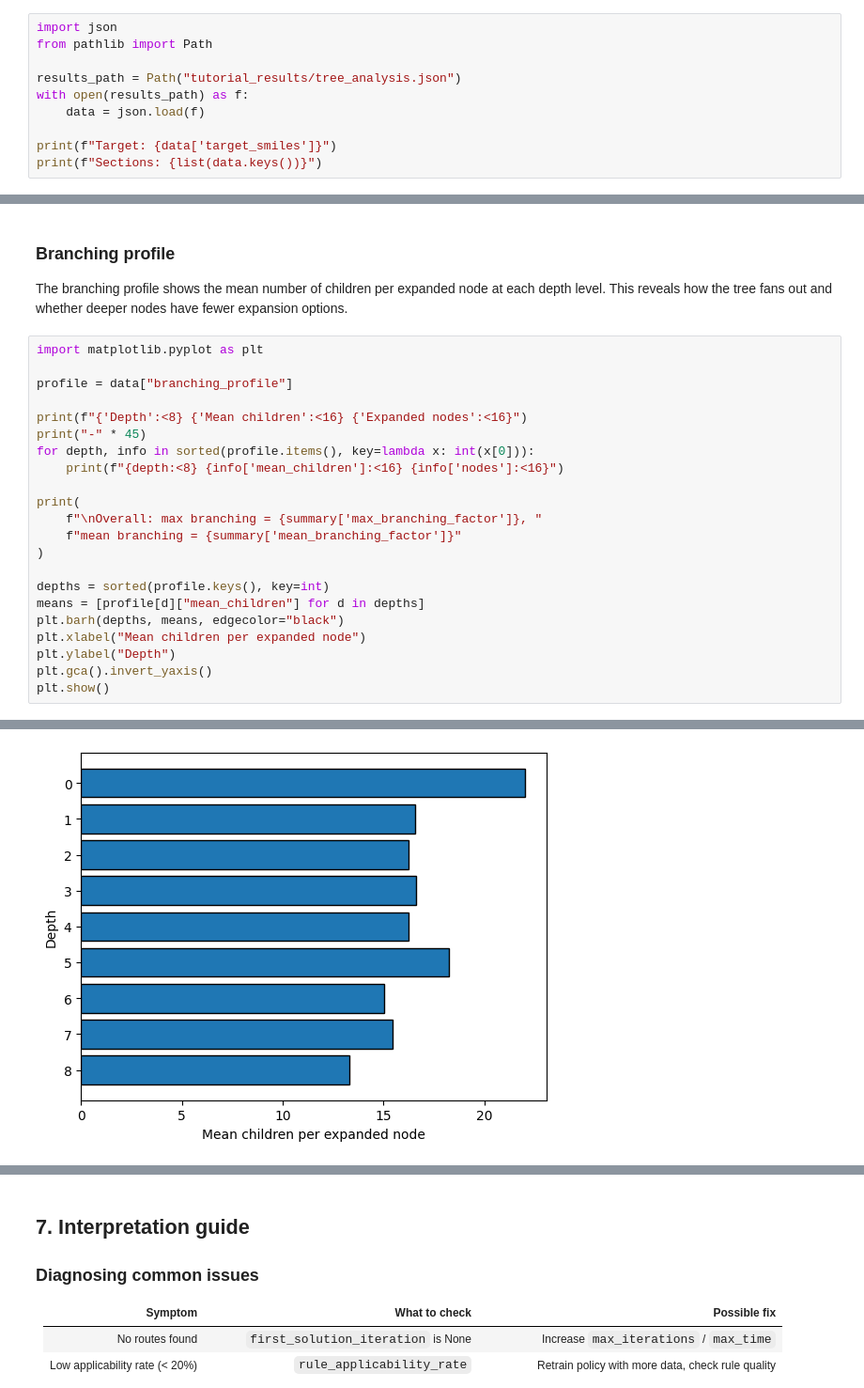
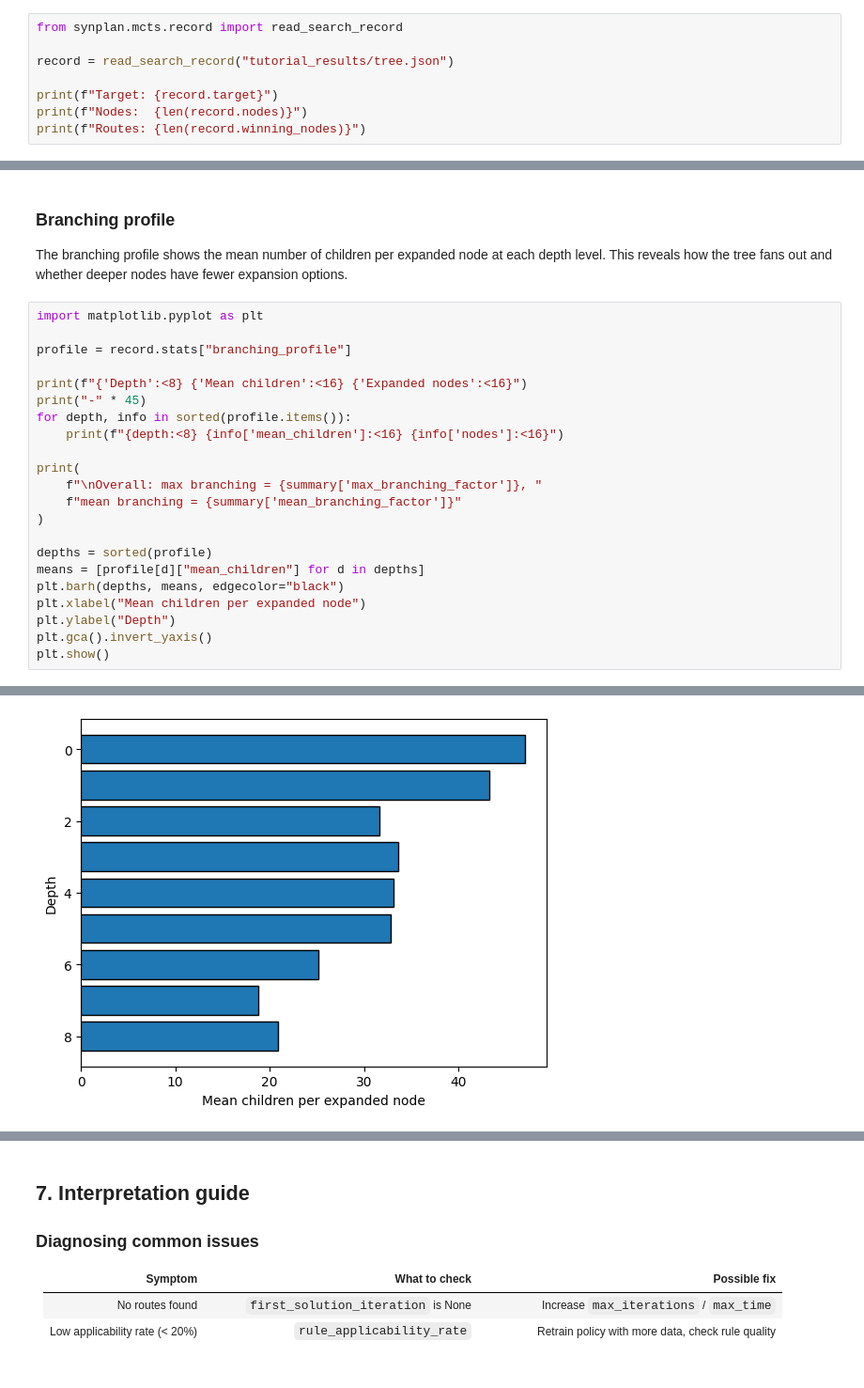
Before and after one commit to Laboratoire-de-Chemoinformatique/SynPlanner, a Jupyter notebook: tutorials/06_Tree_Analysis.ipynb, the cells around one changed output, grey strips where cells are left out. Shown at 94% size. Cells and saved outputs as stored; diff of their text form.

```diff
--- a/tutorials/06_Tree_Analysis.ipynb
+++ b/tutorials/06_Tree_Analysis.ipynb
@@ -17,13 +19,11 @@ Run the <a href="05_Retrosynthetic_Planning.ipynb">Retrosynthetic Planning tutor
 # %% [markdown]
 ## 1. Loading saved results
 # %%
-import json
-from pathlib import Path
+from synplan.mcts.record import read_search_record
 
-results_path = Path("tutorial_results/tree_analysis.json")
-with open(results_path) as f:
-    data = json.load(f)
+record = read_search_record("tutorial_results/tree.json")
 
-print(f"Target: {data['target_smiles']}")
-print(f"Sections: {list(data.keys())}")
+print(f"Target: {record.target}")
+print(f"Nodes:  {len(record.nodes)}")
+print(f"Routes: {len(record.winning_nodes)}")
 # %% [output]
@@ -221,11 +223,11 @@ The branching profile shows the mean number of children per expanded node at eac
 # %%
 import matplotlib.pyplot as plt
 
-profile = data["branching_profile"]
+profile = record.stats["branching_profile"]
 
 print(f"{'Depth':<8} {'Mean children':<16} {'Expanded nodes':<16}")
 print("-" * 45)
-for depth, info in sorted(profile.items(), key=lambda x: int(x[0])):
+for depth, info in sorted(profile.items()):
     print(f"{depth:<8} {info['mean_children']:<16} {info['nodes']:<16}")
 
 print(
@@ -233,7 +235,7 @@ print(
     f"mean branching = {summary['mean_branching_factor']}"
 )
 
-depths = sorted(profile.keys(), key=int)
+depths = sorted(profile)
 means = [profile[d]["mean_children"] for d in depths]
 plt.barh(depths, means, edgecolor="black")
 plt.xlabel("Mean children per expanded node")
@@ -257,2 +259,2 @@ Overall: max branching = 31, mean branching = 16.35
-[figure, old version]
+[figure, new version]
 # %% [markdown]
```
Also changed, not shown: parts of 16 cells of this notebook, 8 other files.
